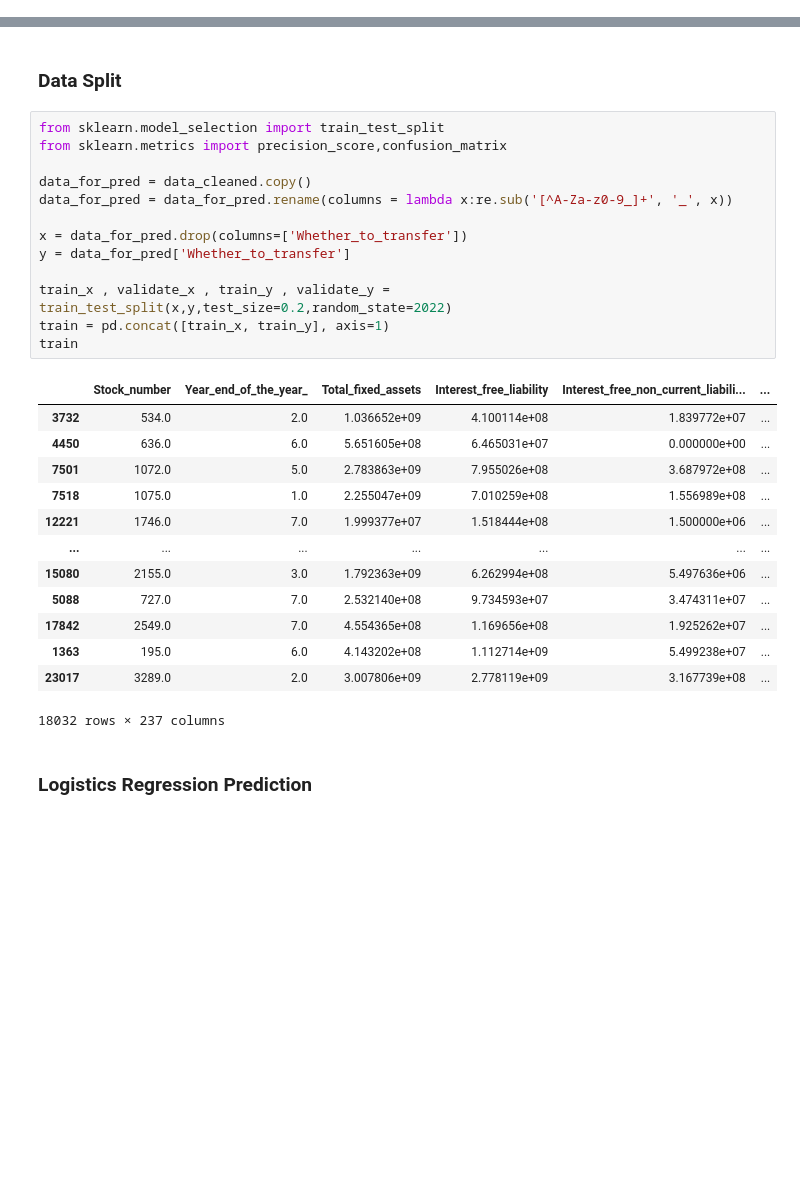
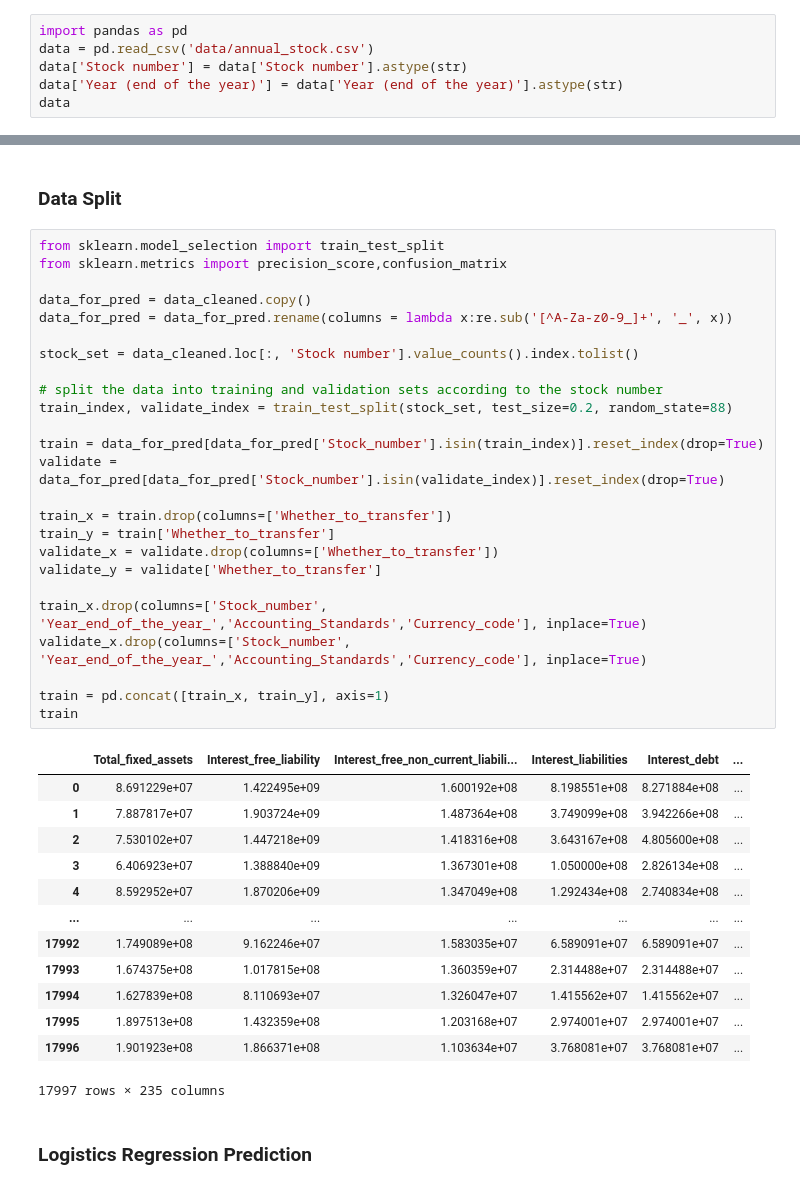
Before and after one commit to yunmeng-genius/IS5126G1, a Jupyter notebook: main.ipynb, the cells around one changed output, grey strips where cells are left out. Drawn from its saved outputs; the diff is of its cells as text; blank space fills up the shorter version.

```diff
--- a/main.ipynb
+++ b/main.ipynb
@@ -30,0 +14,6 @@ data
+# %%
+import pandas as pd
+data = pd.read_csv('data/annual_stock.csv')
+data['Stock number'] = data['Stock number'].astype(str)
+data['Year (end of the year)'] = data['Year (end of the year)'].astype(str)
+data
@@ -305,30 +396,42 @@ Included effects: Entity, Time
 # %%
 from sklearn.model_selection import train_test_split
 from sklearn.metrics import precision_score,confusion_matrix
 
 data_for_pred = data_cleaned.copy()
 data_for_pred = data_for_pred.rename(columns = lambda x:re.sub('[^A-Za-z0-9_]+', '_', x))
 
-x = data_for_pred.drop(columns=['Whether_to_transfer'])
-y = data_for_pred['Whether_to_transfer']
+stock_set = data_cleaned.loc[:, 'Stock number'].value_counts().index.tolist()
 
-train_x , validate_x , train_y , validate_y = train_test_split(x,y,test_size=0.2,random_state=2022)
+# split the data into training and validation sets according to the stock number
+train_index, validate_index = train_test_split(stock_set, test_size=0.2, random_state=88)
+
+train = data_for_pred[data_for_pred['Stock_number'].isin(train_index)].reset_index(drop=True)
+validate = data_for_pred[data_for_pred['Stock_number'].isin(validate_index)].reset_index(drop=True)
+
+train_x = train.drop(columns=['Whether_to_transfer'])
+train_y = train['Whether_to_transfer']
+validate_x = validate.drop(columns=['Whether_to_transfer'])
+validate_y = validate['Whether_to_transfer']
+
+train_x.drop(columns=['Stock_number', 'Year_end_of_the_year_','Accounting_Standards','Currency_code'], inplace=True)
+validate_x.drop(columns=['Stock_number', 'Year_end_of_the_year_','Accounting_Standards','Currency_code'], inplace=True)
+
 train = pd.concat([train_x, train_y], axis=1)
 train
 # %% [output]
-|  | Stock_number | Year_end_of_the_year_ | Total_fixed_assets | Interest_free_liability | Interest_free_non_current_liabili... | ... |
-| 3732 | 534.0 | 2.0 | 1.036652e+09 | 4.100114e+08 | 1.839772e+07 | ... |
-| 4450 | 636.0 | 6.0 | 5.651605e+08 | 6.465031e+07 | 0.000000e+00 | ... |
-| 7501 | 1072.0 | 5.0 | 2.783863e+09 | 7.955026e+08 | 3.687972e+08 | ... |
-| 7518 | 1075.0 | 1.0 | 2.255047e+09 | 7.010259e+08 | 1.556989e+08 | ... |
-| 12221 | 1746.0 | 7.0 | 1.999377e+07 | 1.518444e+08 | 1.500000e+06 | ... |
+|  | Total_fixed_assets | Interest_free_liability | Interest_free_non_current_liabili... | Interest_liabilities | Interest_debt | ... |
+| 0 | 8.691229e+07 | 1.422495e+09 | 1.600192e+08 | 8.198551e+08 | 8.271884e+08 | ... |
+| 1 | 7.887817e+07 | 1.903724e+09 | 1.487364e+08 | 3.749099e+08 | 3.942266e+08 | ... |
+| 2 | 7.530102e+07 | 1.447218e+09 | 1.418316e+08 | 3.643167e+08 | 4.805600e+08 | ... |
+| 3 | 6.406923e+07 | 1.388840e+09 | 1.367301e+08 | 1.050000e+08 | 2.826134e+08 | ... |
+| 4 | 8.592952e+07 | 1.870206e+09 | 1.347049e+08 | 1.292434e+08 | 2.740834e+08 | ... |
 | ... | ... | ... | ... | ... | ... | ... |
-| 15080 | 2155.0 | 3.0 | 1.792363e+09 | 6.262994e+08 | 5.497636e+06 | ... |
-| 5088 | 727.0 | 7.0 | 2.532140e+08 | 9.734593e+07 | 3.474311e+07 | ... |
-| 17842 | 2549.0 | 7.0 | 4.554365e+08 | 1.169656e+08 | 1.925262e+07 | ... |
-| 1363 | 195.0 | 6.0 | 4.143202e+08 | 1.112714e+09 | 5.499238e+07 | ... |
-| 23017 | 3289.0 | 2.0 | 3.007806e+09 | 2.778119e+09 | 3.167739e+08 | ... |
+| 17992 | 1.749089e+08 | 9.162246e+07 | 1.583035e+07 | 6.589091e+07 | 6.589091e+07 | ... |
+| 17993 | 1.674375e+08 | 1.017815e+08 | 1.360359e+07 | 2.314488e+07 | 2.314488e+07 | ... |
+| 17994 | 1.627839e+08 | 8.110693e+07 | 1.326047e+07 | 1.415562e+07 | 1.415562e+07 | ... |
+| 17995 | 1.897513e+08 | 1.432359e+08 | 1.203168e+07 | 2.974001e+07 | 2.974001e+07 | ... |
+| 17996 | 1.901923e+08 | 1.866371e+08 | 1.103634e+07 | 3.768081e+07 | 3.768081e+07 | ... |
-18032 rows × 237 columns
+17997 rows × 235 columns
 # %% [markdown]
 ### Logistics Regression Prediction
 # %%
```
Also changed, not shown: parts of 25 cells of this notebook.
